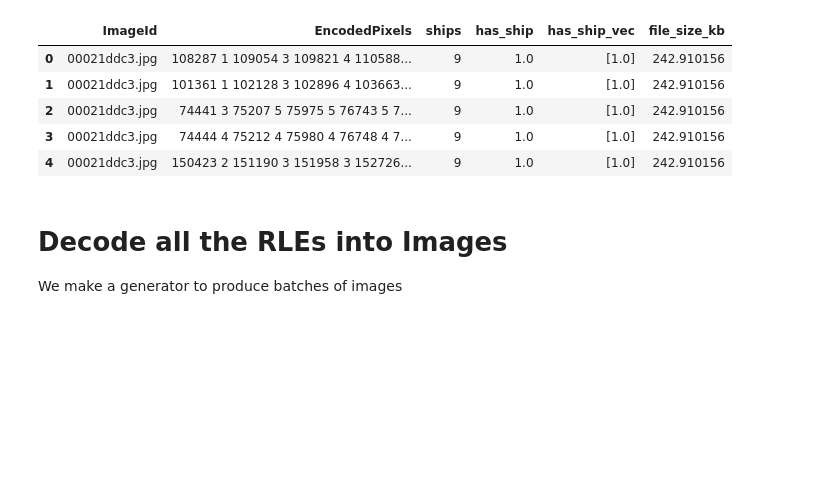
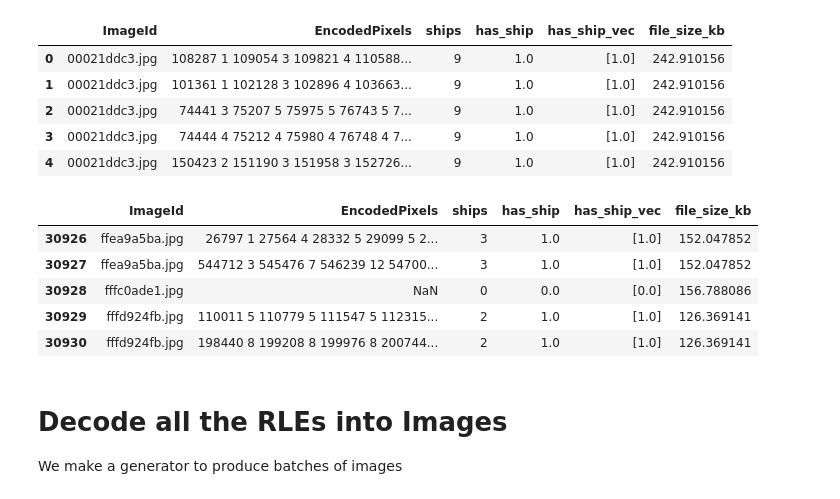
Before and after one commit to Markov025nuaa/Machine-Learning-Project, a Jupyter notebook: notebook/data_prerpocessing.ipynb, the cells around one changed output. Cells and saved outputs as stored; diff of their text form; code cells hidden in the pictures; blank space fills up the shorter version.

```diff
--- a/notebook/data_prerpocessing.ipynb
+++ b/notebook/data_prerpocessing.ipynb
@@ -218,10 +228,19 @@ masks.head()
 # %%
 from sklearn.model_selection import train_test_split
 train_ids, valid_ids = train_test_split(balanced_train_df,
-                 test_size = 0.2,
+                 test_size = 0.3,
                  stratify = balanced_train_df['ships'])
 train_df = pd.merge(masks, train_ids)
 valid_df = pd.merge(masks, valid_ids)
+
+valid_ids, test_ids = train_test_split(valid_df,
+                 test_size = 0.5,
+                 stratify = valid_df['ships'])
+
+valid_df = pd.merge(masks, valid_ids)
+test_df = pd.merge(masks, test_ids)
+
 print(train_df.shape[0], 'training masks')
 print(valid_df.shape[0], 'validation masks')
+print(test_df.shape[0], 'test masks')
 # %% [output]
@@ -236,6 +256,15 @@ train_df.head()
 | 2 | 00021ddc3.jpg | 74441 3 75207 5 75975 5 76743 5 7... | 9 | 1.0 | [1.0] | 242.910156 |
 | 3 | 00021ddc3.jpg | 74444 4 75212 4 75980 4 76748 4 7... | 9 | 1.0 | [1.0] | 242.910156 |
 | 4 | 00021ddc3.jpg | 150423 2 151190 3 151958 3 152726... | 9 | 1.0 | [1.0] | 242.910156 |
+# %%
+train_df.tail()
+# %% [output]
+|  | ImageId | EncodedPixels | ships | has_ship | has_ship_vec | file_size_kb |
+| 30926 | ffea9a5ba.jpg | 26797 1 27564 4 28332 5 29099 5 2... | 3 | 1.0 | [1.0] | 152.047852 |
+| 30927 | ffea9a5ba.jpg | 544712 3 545476 7 546239 12 54700... | 3 | 1.0 | [1.0] | 152.047852 |
+| 30928 | fffc0ade1.jpg | NaN | 0 | 0.0 | [0.0] | 156.788086 |
+| 30929 | fffd924fb.jpg | 110011 5 110779 5 111547 5 112315... | 2 | 1.0 | [1.0] | 126.369141 |
+| 30930 | fffd924fb.jpg | 198440 8 199208 8 199976 8 200744... | 2 | 1.0 | [1.0] | 126.369141 |
 # %% [markdown]
 # Decode all the RLEs into Images
 We make a generator to produce batches of images
```
Also changed, not shown: parts of 6 cells of this notebook.
